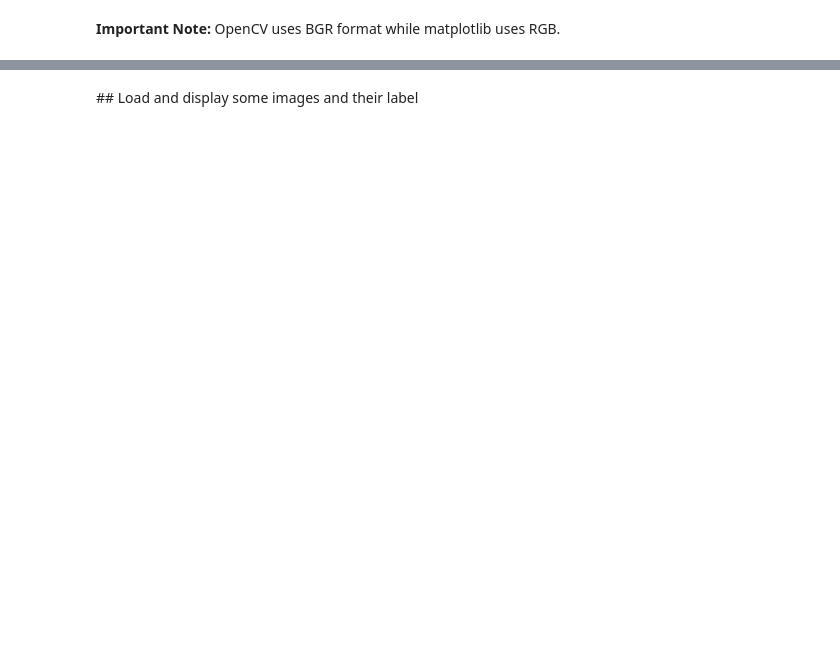
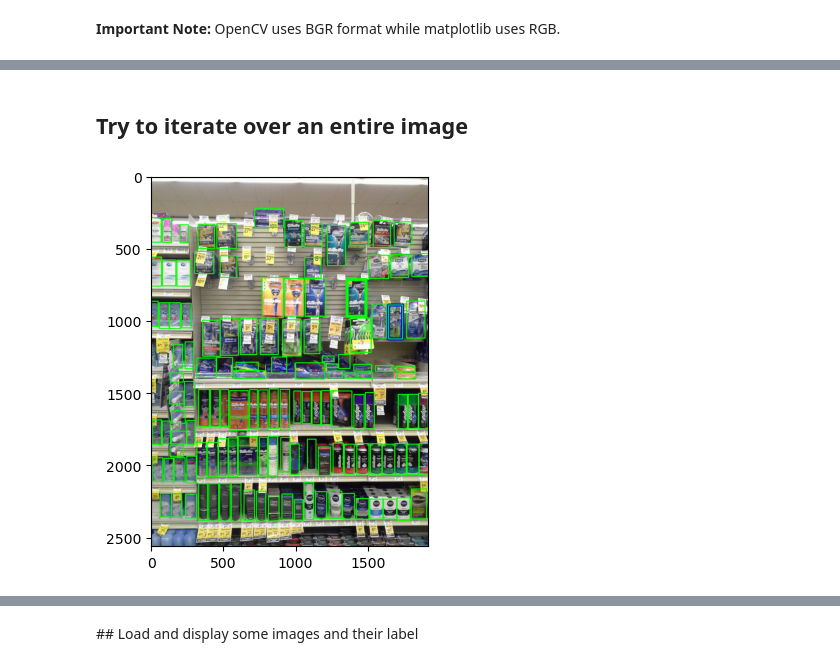
Before and after one commit to FerF8/Object-detection-for-in-store-inventory-management, a Jupyter notebook: notebooks/EDA.ipynb, the cells around one changed output, grey strips where cells are left out. Saved outputs shown, nothing was run; the diff lists cells and outputs as text; code cells hidden in the pictures; blank space fills up the shorter version.

```diff
--- a/notebooks/EDA.ipynb
+++ b/notebooks/EDA.ipynb
@@ -121,0 +141,16 @@ plt.show()
+# %% [markdown]
+## Try to iterate over an entire image
+# %%
+# print(train_1880)
+# train_1880 = train_1880.reset_index()  # make sure indexes pair with number of rows
+
+for index, row in train_1880.iterrows():
+    x1 = row[1]
+    y1 = row[2]
+    x2 = row[3]
+    y2 = row[4]
+    cv2.rectangle(img_rgb, (x1, y1), (x2, y2), (0,255,0), 5)
+plt.imshow(img_rgb)
+plt.show()
+# %% [output]
+[figure, added]
```
Also changed, not shown: parts of 18 cells of this notebook, 1 other file.
